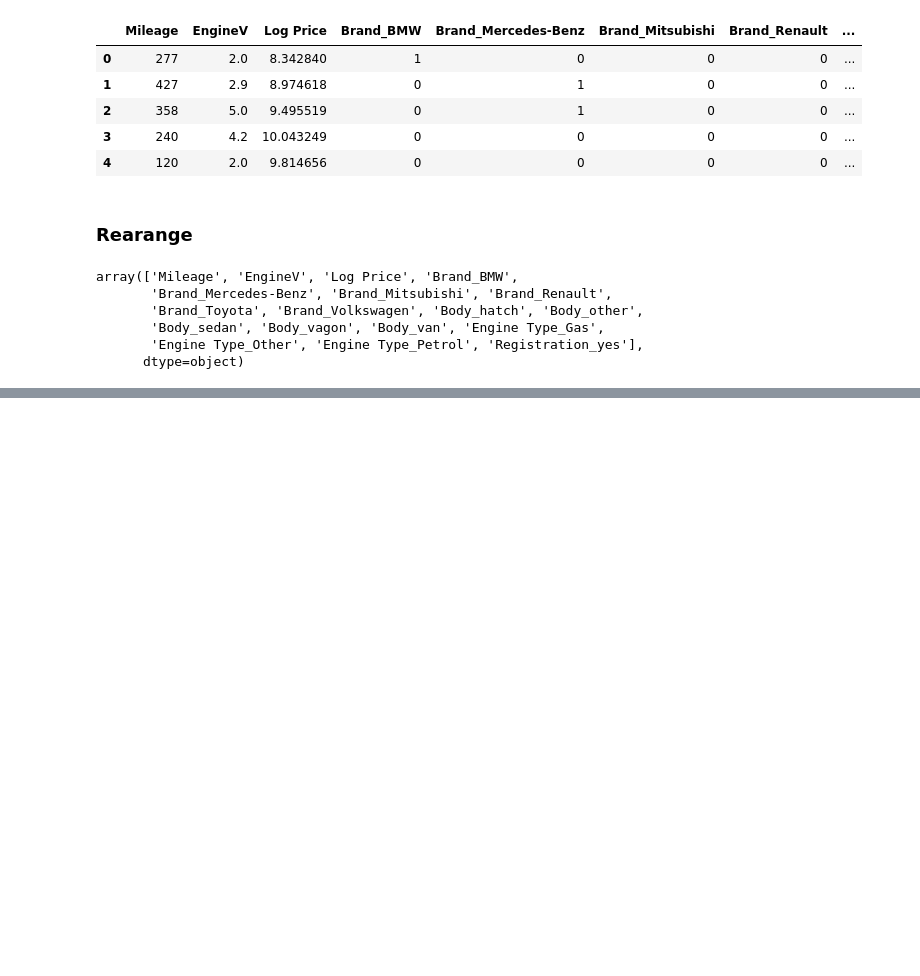
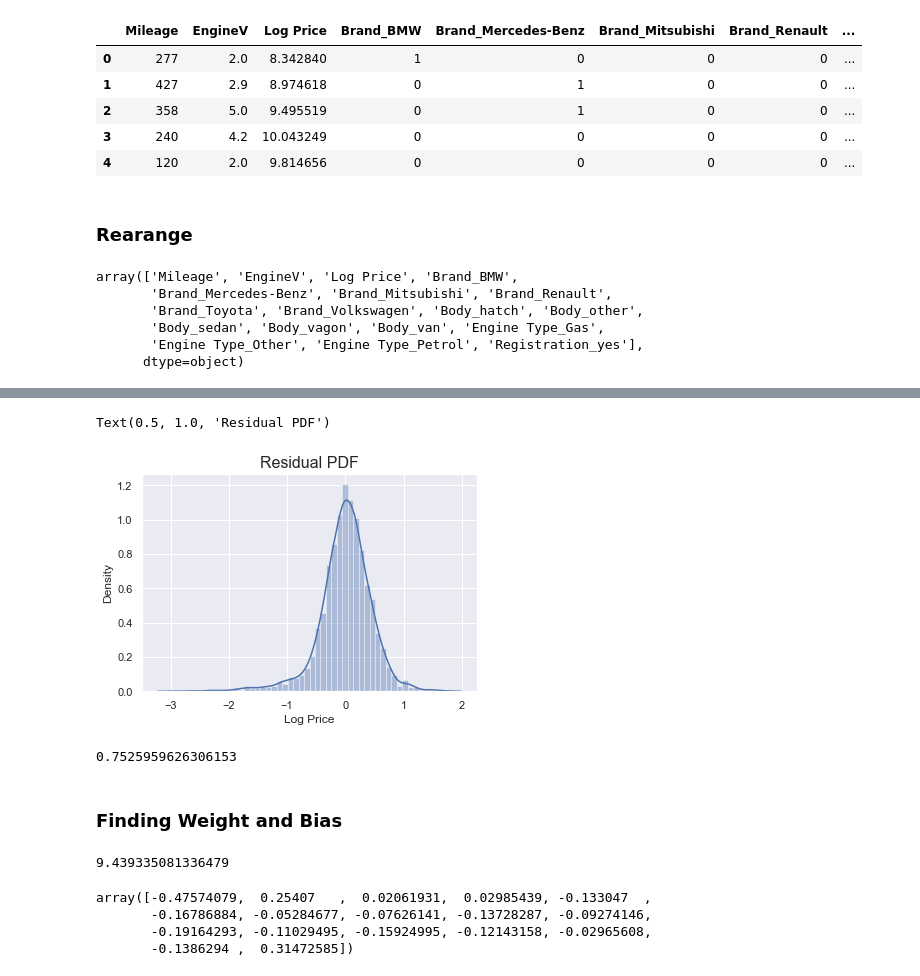
Before and after one commit to hasbiabdulmajid/LR_RealExample, a Jupyter notebook: LR_RealExample.ipynb, the cells around one changed output, grey strips where cells are left out. Drawn from its saved outputs; the diff is of its cells as text; code cells hidden in the pictures; blank space fills up the shorter version.

```diff
--- a/LR_RealExample.ipynb
+++ b/LR_RealExample.ipynb
@@ -274,0 +325,23 @@ col = ['Log Price','Mileage', 'EngineV', 'Brand_BMW',
+# %%
+sns.distplot(y_train - yhat)
+plt.title("Residual PDF",size = 16)
+# %% [output]
+Text(0.5, 1.0, 'Residual PDF')
+[figure, added]
+# %%
+reg.score(x_train,y_train)
+# %% [output]
+0.7525959626306153
+# %% [markdown]
+### Finding Weight and Bias
+# %%
+reg.intercept_
+# %% [output]
+9.439335081336479
+# %%
+reg.coef_
+# %% [output]
+array([-0.47574079,  0.25407   ,  0.02061931,  0.02985439, -0.133047  ,
+       -0.16786884, -0.05284677, -0.07626141, -0.13728287, -0.09274146,
+       -0.19164293, -0.11029495, -0.15924995, -0.12143158, -0.02965608,
+       -0.1386294 ,  0.31472585])
```
Also changed, not shown: parts of 15 cells of this notebook.
